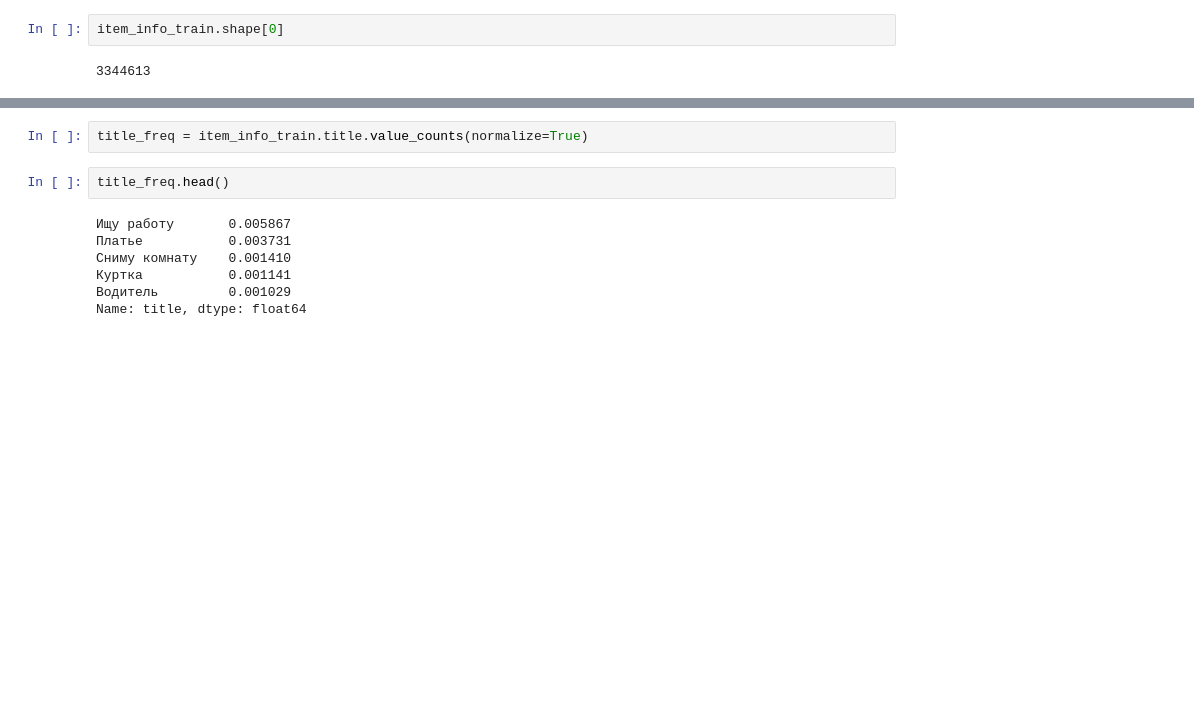
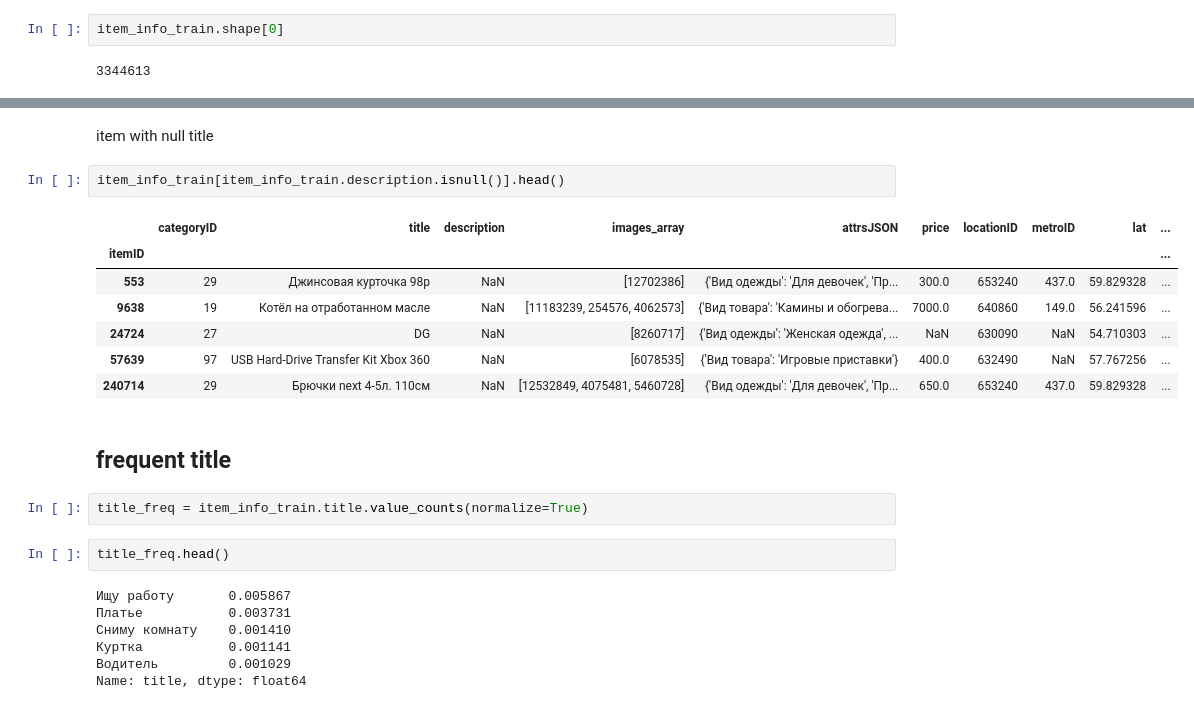
Before and after one commit to qf6101/avito-duplicate-ads-detection, a Jupyter notebook: data exploration.ipynb, the cells around one changed output, grey strips where cells are left out. Drawn from its saved outputs; the diff is of its cells as text; blank space fills up the shorter version.

```diff
--- a/data exploration.ipynb
+++ b/data exploration.ipynb
@@ -218,3 +260,17 @@ item_info_train.shape[0]
+# %% [markdown]
+item with null title
+# %%
+item_info_train[item_info_train.description.isnull()].head()
+# %% [output]
+|  | categoryID | title | description | images_array | attrsJSON | price | locationID | metroID | lat | ... |
+| itemID |  |  |  |  |  |  |  |  |  | ... |
+| 553 | 29 | Джинсовая курточка 98р | NaN | [12702386] | {'Вид одежды': 'Для девочек', 'Пр... | 300.0 | 653240 | 437.0 | 59.829328 | ... |
+| 9638 | 19 | Котёл на отработанном масле | NaN | [11183239, 254576, 4062573] | {'Вид товара': 'Камины и обогрева... | 7000.0 | 640860 | 149.0 | 56.241596 | ... |
+| 24724 | 27 | DG | NaN | [8260717] | {'Вид одежды': 'Женская одежда', ... | NaN | 630090 | NaN | 54.710303 | ... |
+| 57639 | 97 | USB Hard-Drive Transfer Kit Xbox 360 | NaN | [6078535] | {'Вид товара': 'Игровые приставки'} | 400.0 | 632490 | NaN | 57.767256 | ... |
+| 240714 | 29 | Брючки next 4-5л. 110см | NaN | [12532849, 4075481, 5460728] | {'Вид одежды': 'Для девочек', 'Пр... | 650.0 | 653240 | 437.0 | 59.829328 | ... |
+# %% [markdown]
+## frequent title
 # %%
 title_freq = item_info_train.title.value_counts(normalize=True)
 # %%
```
Also changed, not shown: parts of 20 cells of this notebook, 3 other files.
